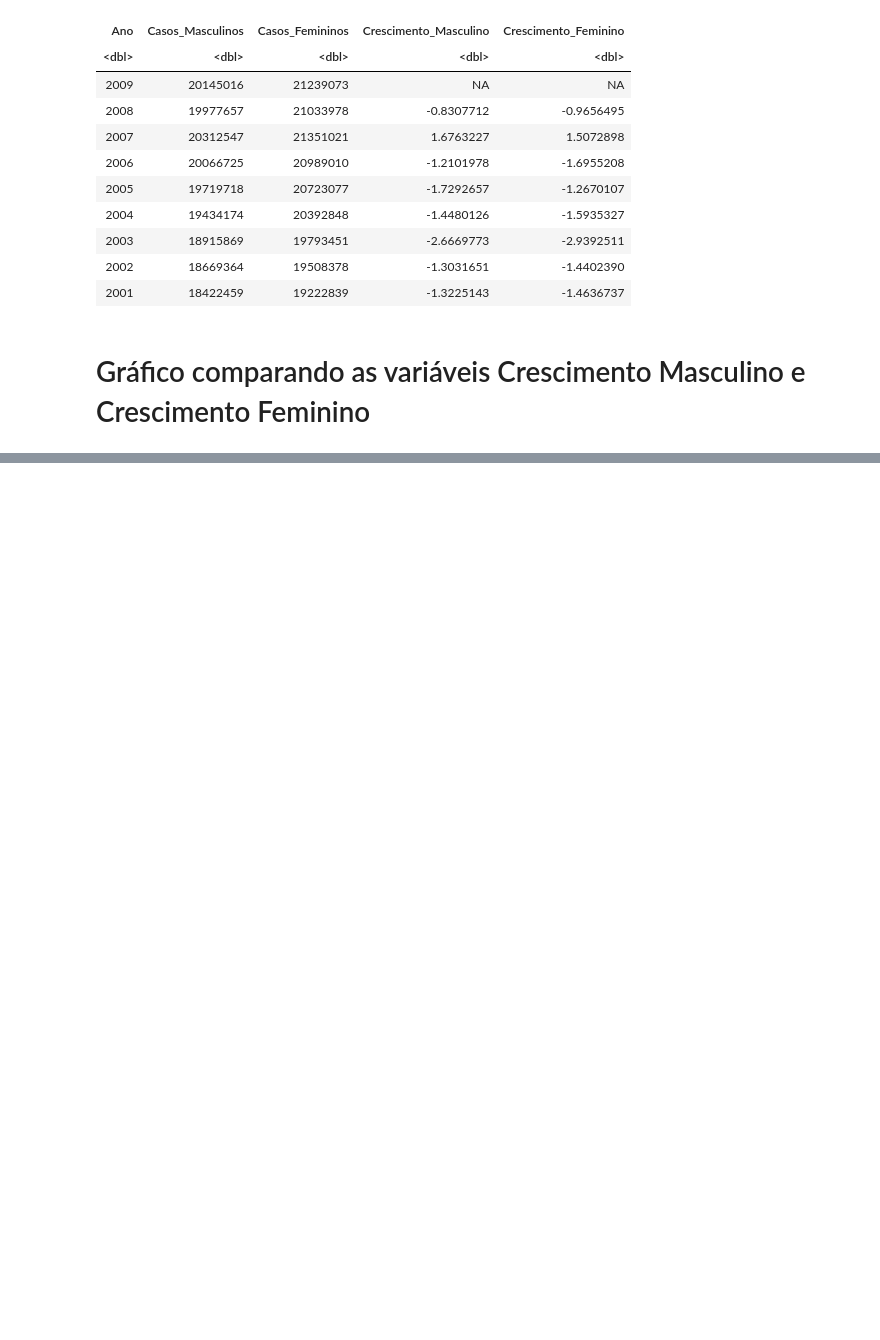
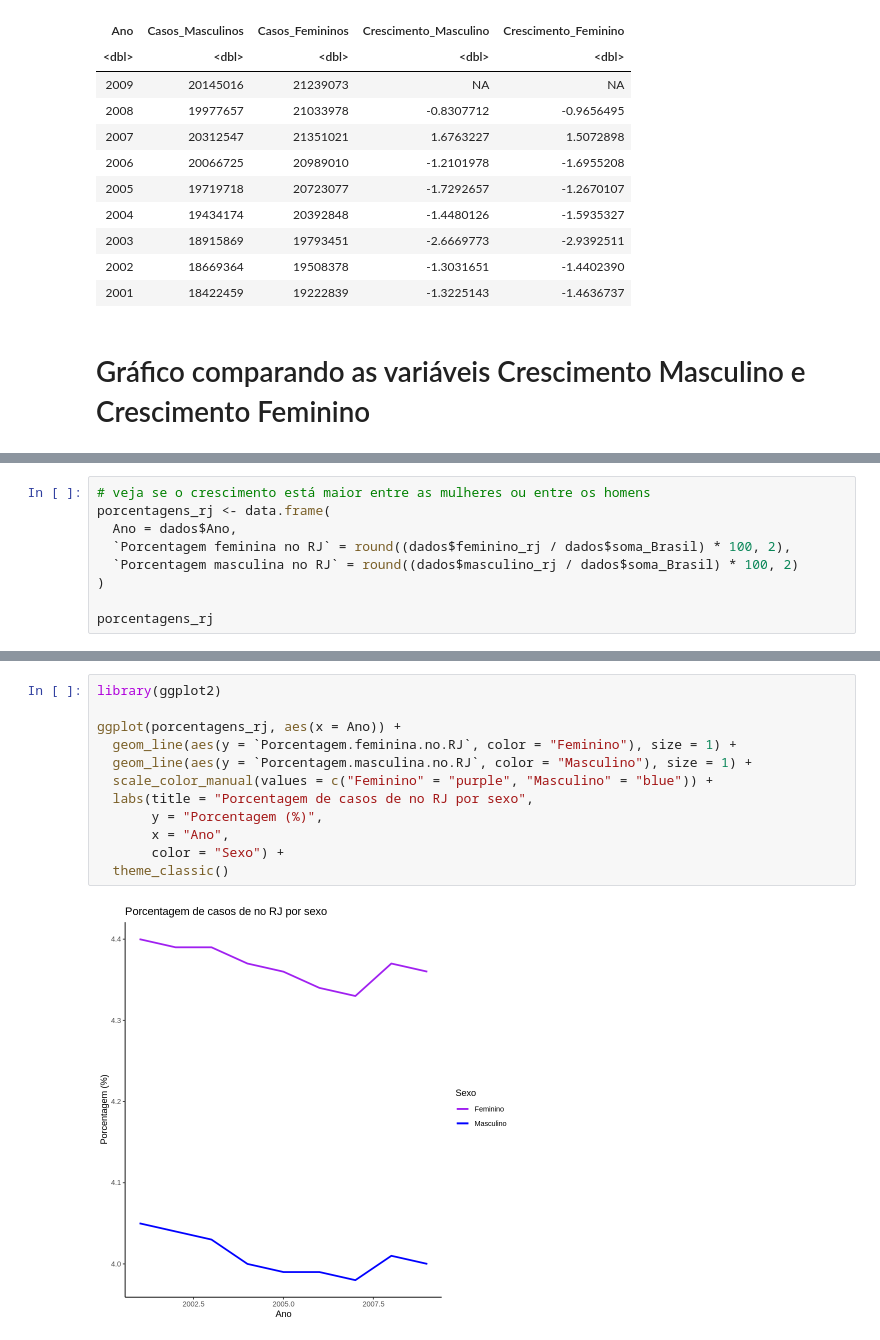
Before and after one commit to Gabrieldiasdeoliveira/Analise-Bayesiana, a Jupyter notebook: Atividade_2.ipynb, the cells around one changed output, grey strips where cells are left out. Cells and saved outputs as stored; diff of their text form; blank space fills up the shorter version.

```diff
--- a/Atividade_2.ipynb
+++ b/Atividade_2.ipynb
@@ -232,0 +260,9 @@ maior entre as mulheres ou entre os homens
+# %%
+# veja se o crescimento está maior entre as mulheres ou entre os homens
+porcentagens_rj <- data.frame(
+  Ano = dados$Ano,
+  `Porcentagem feminina no RJ` = round((dados$feminino_rj / dados$soma_Brasil) * 100, 2),
+  `Porcentagem masculina no RJ` = round((dados$masculino_rj / dados$soma_Brasil) * 100, 2)
+)
+
+porcentagens_rj
@@ -232,0 +282,14 @@ maior entre as mulheres ou entre os homens
+# %%
+library(ggplot2)
+
+ggplot(porcentagens_rj, aes(x = Ano)) +
+  geom_line(aes(y = `Porcentagem.feminina.no.RJ`, color = "Feminino"), size = 1) +
+  geom_line(aes(y = `Porcentagem.masculina.no.RJ`, color = "Masculino"), size = 1) +
+  scale_color_manual(values = c("Feminino" = "purple", "Masculino" = "blue")) +
+  labs(title = "Porcentagem de casos de no RJ por sexo",
+       y = "Porcentagem (%)",
+       x = "Ano",
+       color = "Sexo") +
+  theme_classic()
+# %% [output]
+[figure, added]
```
Also changed, not shown: parts of 14 cells of this notebook.
